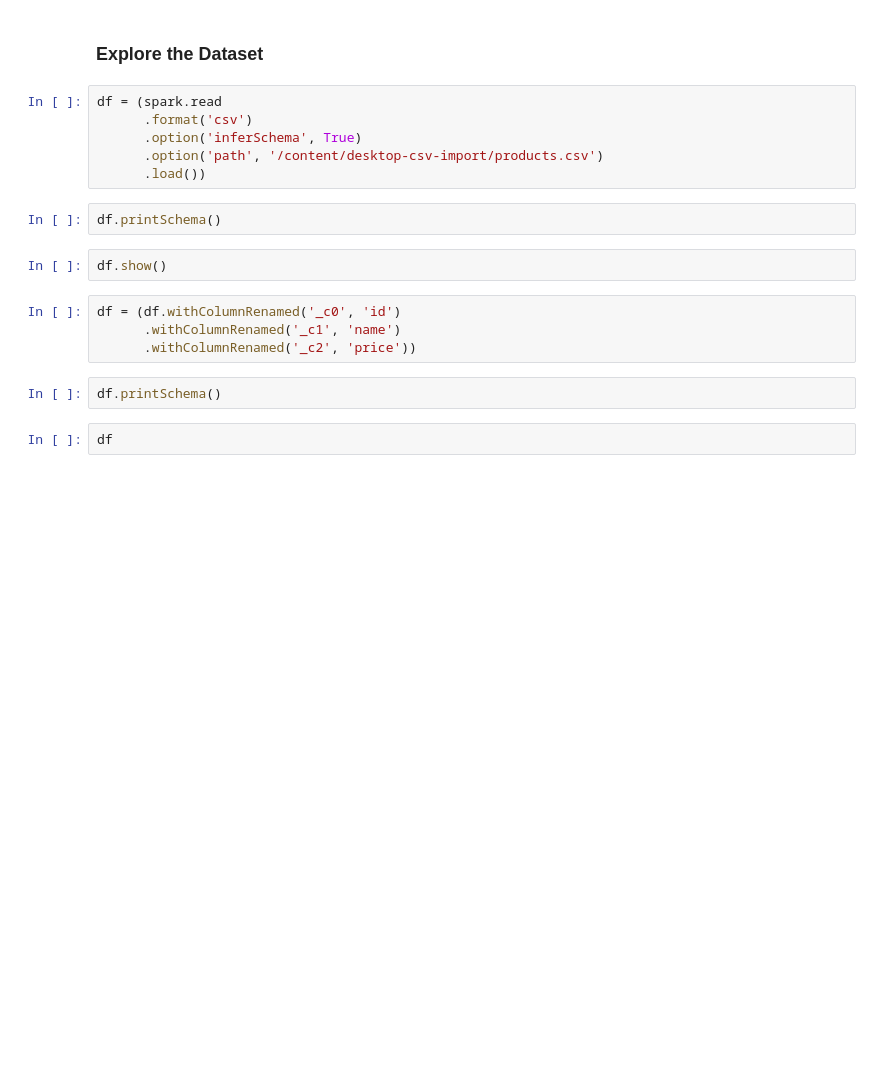
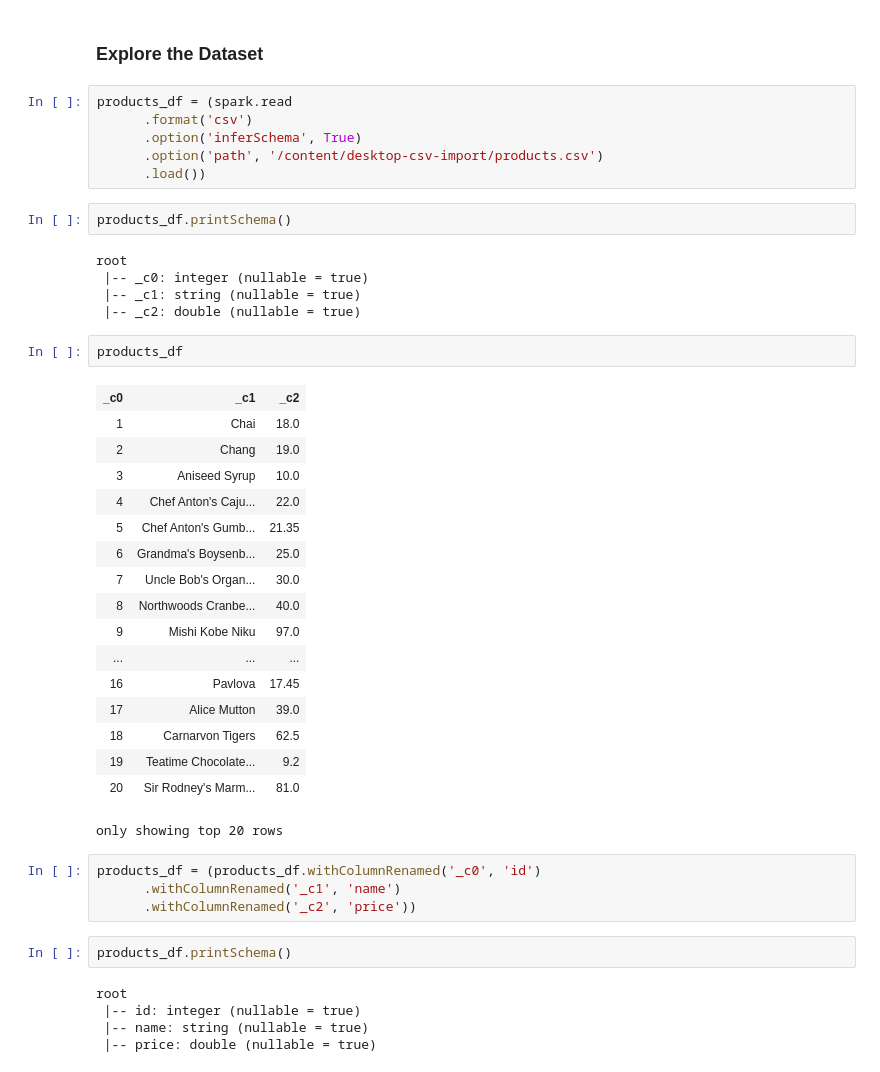
Before and after one commit to conker84/gc-2k22-spark, a Jupyter notebook: neo4j_spark.ipynb, the cells around one changed output. Saved outputs shown, nothing was run; the diff lists cells and outputs as text; blank space fills up the shorter version.

```diff
--- a/neo4j_spark.ipynb
+++ b/neo4j_spark.ipynb
@@ -717,20 +917,46 @@ actedin_map_df.printSchema()
 # %% [markdown]
 ### Explore the Dataset
 # %%
-df = (spark.read
+products_df = (spark.read
       .format('csv')
       .option('inferSchema', True)
       .option('path', '/content/desktop-csv-import/products.csv')
       .load())
 # %%
-df.printSchema()
+products_df.printSchema()
+# %% [output]
+root
+ |-- _c0: integer (nullable = true)
+ |-- _c1: string (nullable = true)
+ |-- _c2: double (nullable = true)
-# %%
-df.show()
+# %%
+products_df
+# %% [output]
+| _c0 | _c1 | _c2 |
+| 1 | Chai | 18.0 |
+| 2 | Chang | 19.0 |
+| 3 | Aniseed Syrup | 10.0 |
+| 4 | Chef Anton's Caju... | 22.0 |
+| 5 | Chef Anton's Gumb... | 21.35 |
+| 6 | Grandma's Boysenb... | 25.0 |
+| 7 | Uncle Bob's Organ... | 30.0 |
+| 8 | Northwoods Cranbe... | 40.0 |
+| 9 | Mishi Kobe Niku | 97.0 |
+| ... | ... | ... |
+| 16 | Pavlova | 17.45 |
+| 17 | Alice Mutton | 39.0 |
+| 18 | Carnarvon Tigers | 62.5 |
+| 19 | Teatime Chocolate... | 9.2 |
+| 20 | Sir Rodney's Marm... | 81.0 |
+only showing top 20 rows
 # %%
-df = (df.withColumnRenamed('_c0', 'id')
+products_df = (products_df.withColumnRenamed('_c0', 'id')
       .withColumnRenamed('_c1', 'name')
       .withColumnRenamed('_c2', 'price'))
 # %%
-df.printSchema()
+products_df.printSchema()
+# %% [output]
+root
+ |-- id: integer (nullable = true)
+ |-- name: string (nullable = true)
+ |-- price: double (nullable = true)
-# %%
-df
```
Also changed, not shown: parts of 58 cells of this notebook.
